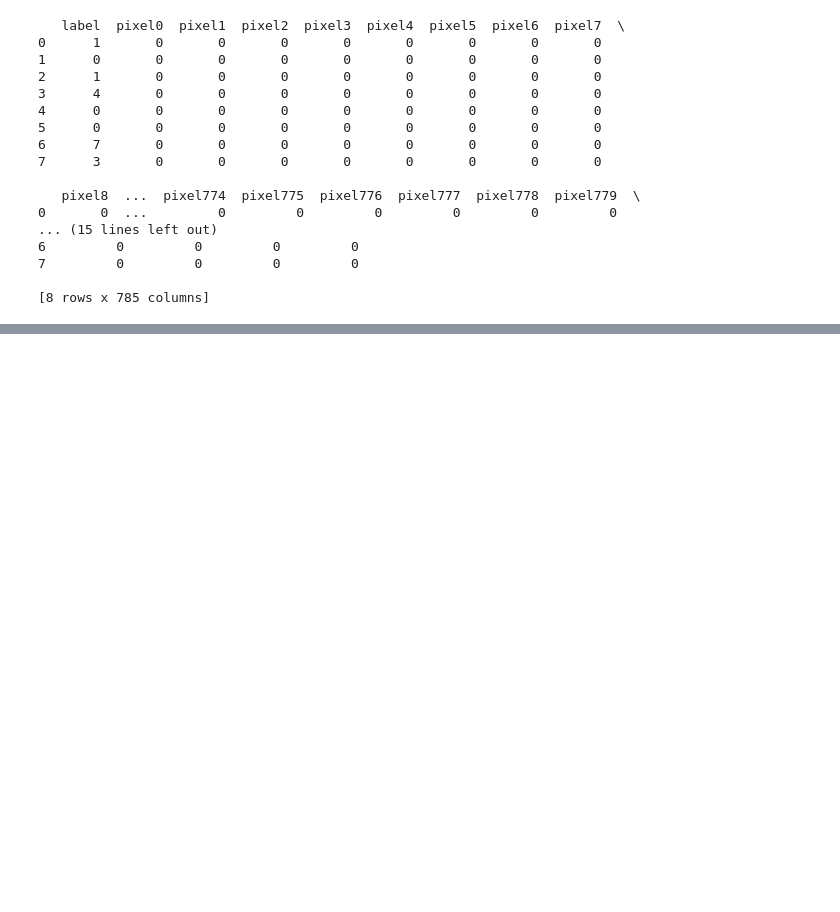
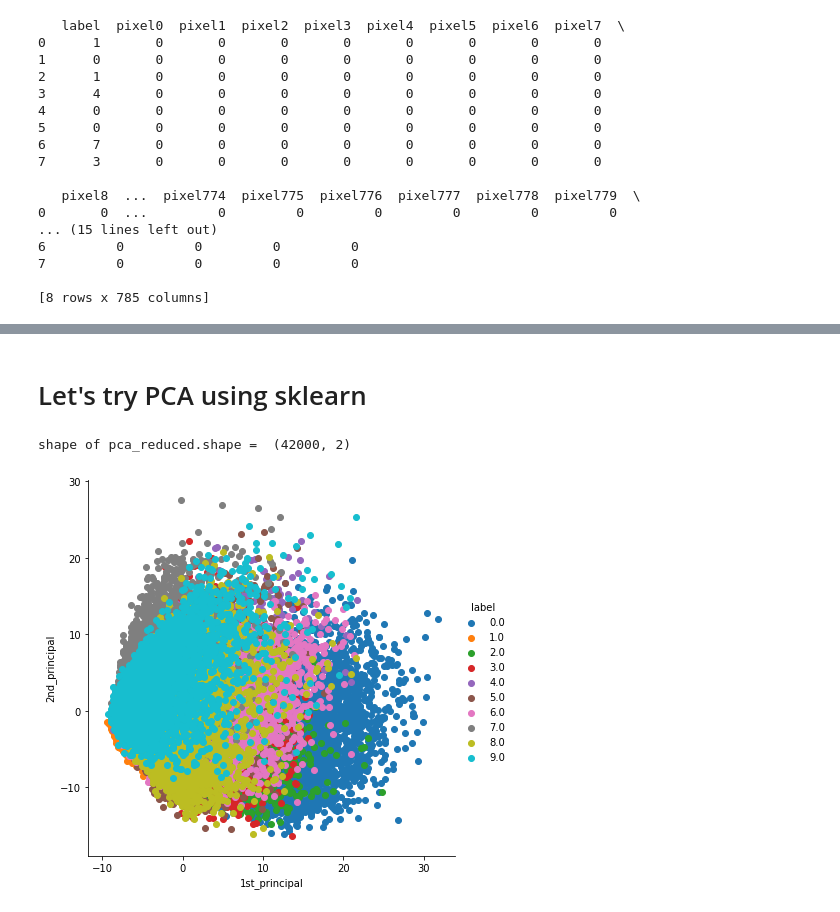
Before and after one commit to manoj-goli/Machine_learning_with_python-1_MNIST, a Jupyter notebook: ML_with_python 1 (DMR and Viz) on MNIST.ipynb, the cells around one changed output, grey strips where cells are left out. Saved outputs shown, nothing was run; the diff lists cells and outputs as text; code cells hidden in the pictures; blank space fills up the shorter version.

```diff
--- a/ML_with_python 1 (DMR and Viz) on MNIST.ipynb
+++ b/ML_with_python 1 (DMR and Viz) on MNIST.ipynb
@@ -50,0 +66,4 @@ print(labl[idx])
+# %%
+from sklearn.preprocessing import StandardScaler
+standardized_data= StandardScaler().fit_transform(data)
+print(standardized_data.shape)
@@ -50,0 +128,25 @@ print(labl[idx])
+# %% [markdown]
+# Let's try PCA using sklearn
+# %%
+from sklearn import decomposition
+pca=decomposition.PCA()
+# %%
+# configuring the parameters
+# the number of components = 2
+pca.n_components = 2
+pca_data = pca.fit_transform(sample_data)
+
+# pca_reduced will contain the 2-d projects of simple data
+print("shape of pca_reduced.shape = ", pca_data.shape)
+# %% [output]
+shape of pca_reduced.shape =  (42000, 2)
+# %%
+# attaching the label for each 2-d data point
+pca_data = np.vstack((pca_data.T, labels)).T
+
+# creating a new data fram which help us in ploting the result data
+pca_df = pd.DataFrame(data=pca_data, columns=("1st_principal", "2nd_principal", "label"))
+sn.FacetGrid(pca_df, hue="label", size=6).map(plt.scatter, '1st_principal', '2nd_principal').add_legend()
+plt.show()
+# %% [output]
+[figure, added]
```
Also changed, not shown: parts of 10 cells of this notebook.
